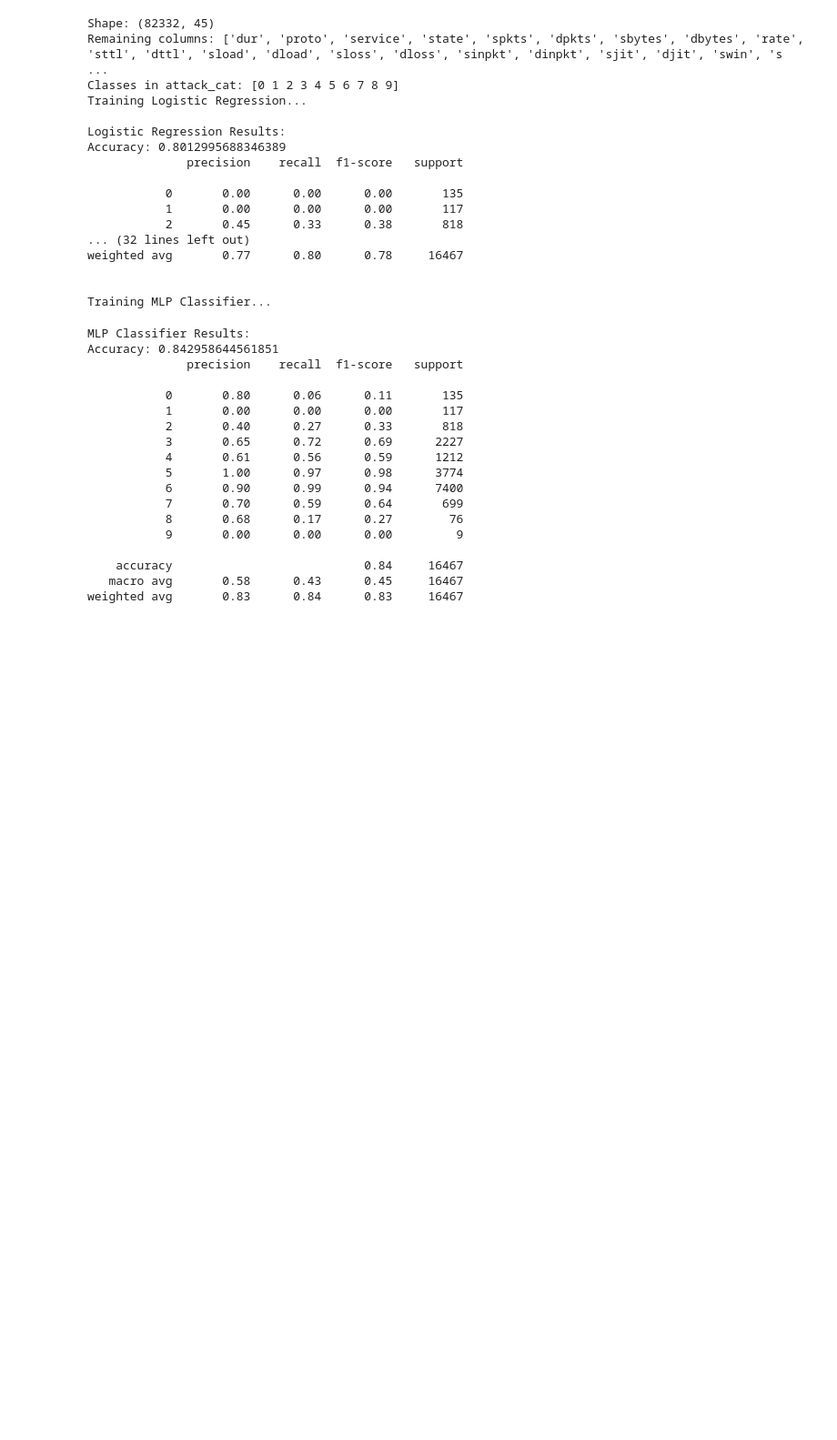
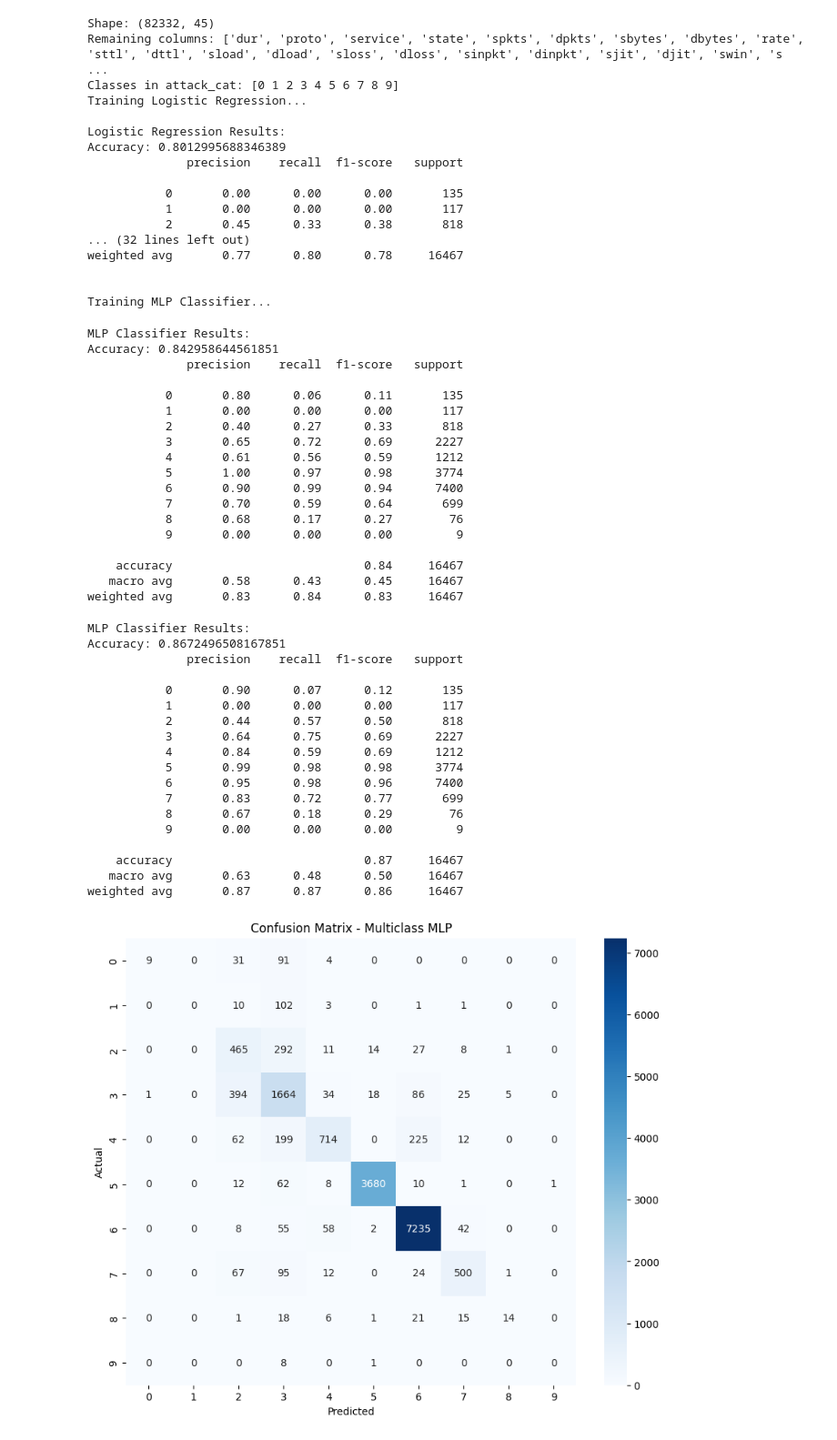
Before and after one commit to Vivek1819/network-intrusion-detection, a Jupyter notebook: notebooks/experiment.ipynb, the cells around one changed output. Shown: that part at 91% size. Saved outputs shown, nothing was run; the diff lists cells and outputs as text; code cells hidden in the pictures; blank space fills up the shorter version.

```diff
--- a/notebooks/experiment.ipynb
+++ b/notebooks/experiment.ipynb
@@ -125,3 +125,67 @@ Accuracy: 0.842958644561851
     accuracy                           0.84     16467
    macro avg       0.58      0.43      0.45     16467
 weighted avg       0.83      0.84      0.83     16467
+# %%
+#Multi level perceptron (Shallow Neural Network)
+
+from sklearn.neural_network import MLPClassifier
+from sklearn.preprocessing import StandardScaler
+from sklearn.metrics import classification_report, accuracy_score, confusion_matrix
+import matplotlib.pyplot as plt
+import seaborn as sns
+
+# Scale features
+scaler = StandardScaler()
+X_train_scaled = scaler.fit_transform(X_train)
+X_test_scaled = scaler.transform(X_test)
+
+# Define MLP model for multiclass
+mlp = MLPClassifier(
+    hidden_layer_sizes=(128, 64, 32, 16),  # 4 hidden layers
+    max_iter=200,
+    activation='relu',
+    solver='adam',
+    learning_rate_init=0.001,
+    random_state=42,
+    early_stopping=True
+)
+
+# Train
+mlp.fit(X_train_scaled, y_train)
+
+# Predict
+y_pred = mlp.predict(X_test_scaled)
+
+# Evaluate
+print("MLP Classifier Results:")
+print("Accuracy:", accuracy_score(y_test, y_pred))
+print(classification_report(y_test, y_pred, zero_division=0))
+
+# Confusion Matrix
+cm = confusion_matrix(y_test, y_pred)
+plt.figure(figsize=(10, 8))
+sns.heatmap(cm, annot=True, fmt="d", cmap="Blues")
+plt.xlabel("Predicted")
+plt.ylabel("Actual")
+plt.title("Confusion Matrix - Multiclass MLP")
+plt.show()
+# %% [output]
+MLP Classifier Results:
+Accuracy: 0.8672496508167851
+              precision    recall  f1-score   support
+
+           0       0.90      0.07      0.12       135
+           1       0.00      0.00      0.00       117
+           2       0.44      0.57      0.50       818
+           3       0.64      0.75      0.69      2227
+           4       0.84      0.59      0.69      1212
+           5       0.99      0.98      0.98      3774
+           6       0.95      0.98      0.96      7400
+           7       0.83      0.72      0.77       699
+           8       0.67      0.18      0.29        76
+           9       0.00      0.00      0.00         9
+
+    accuracy                           0.87     16467
+   macro avg       0.63      0.48      0.50     16467
+weighted avg       0.87      0.87      0.86     16467
+[figure, added]
```
